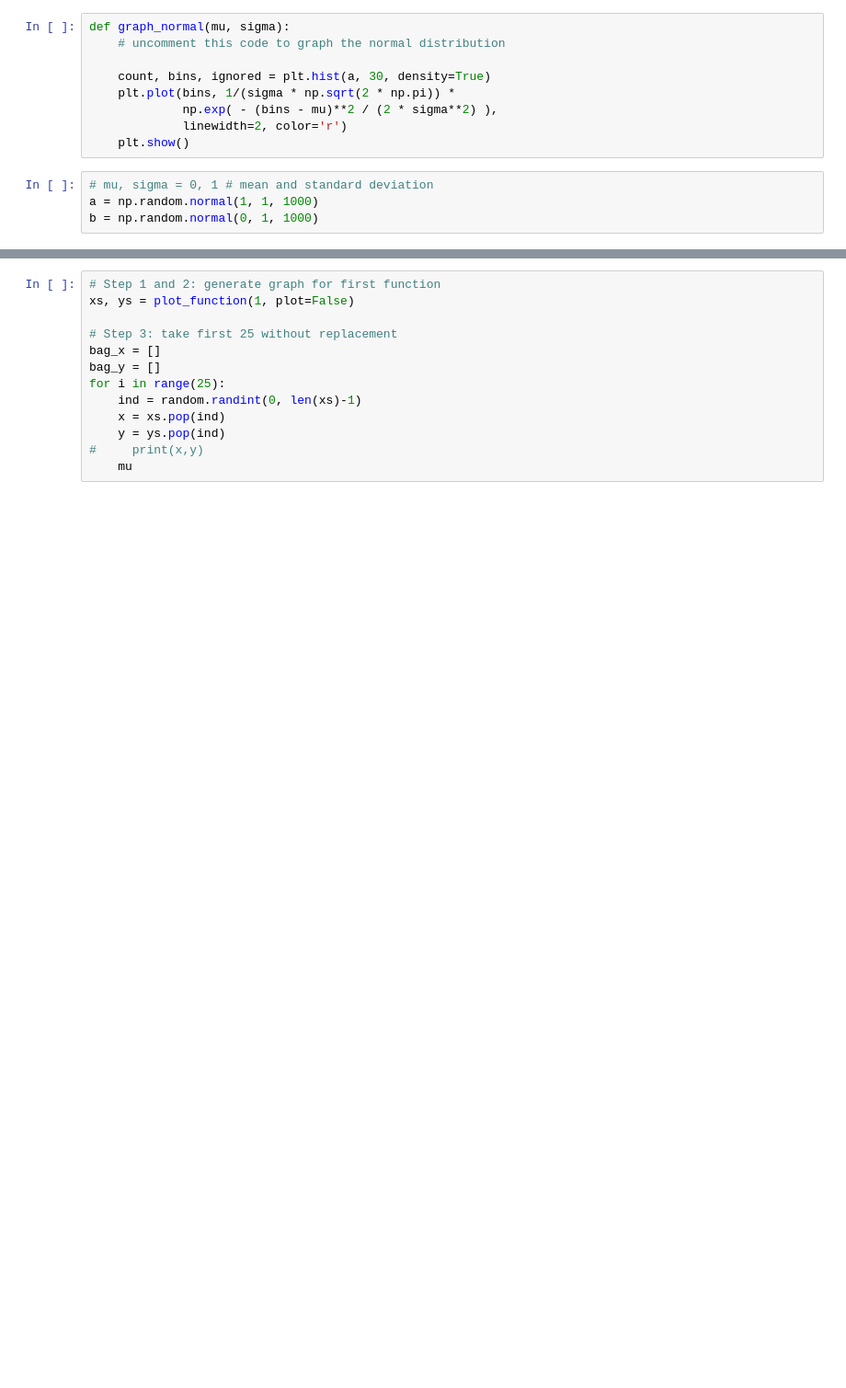
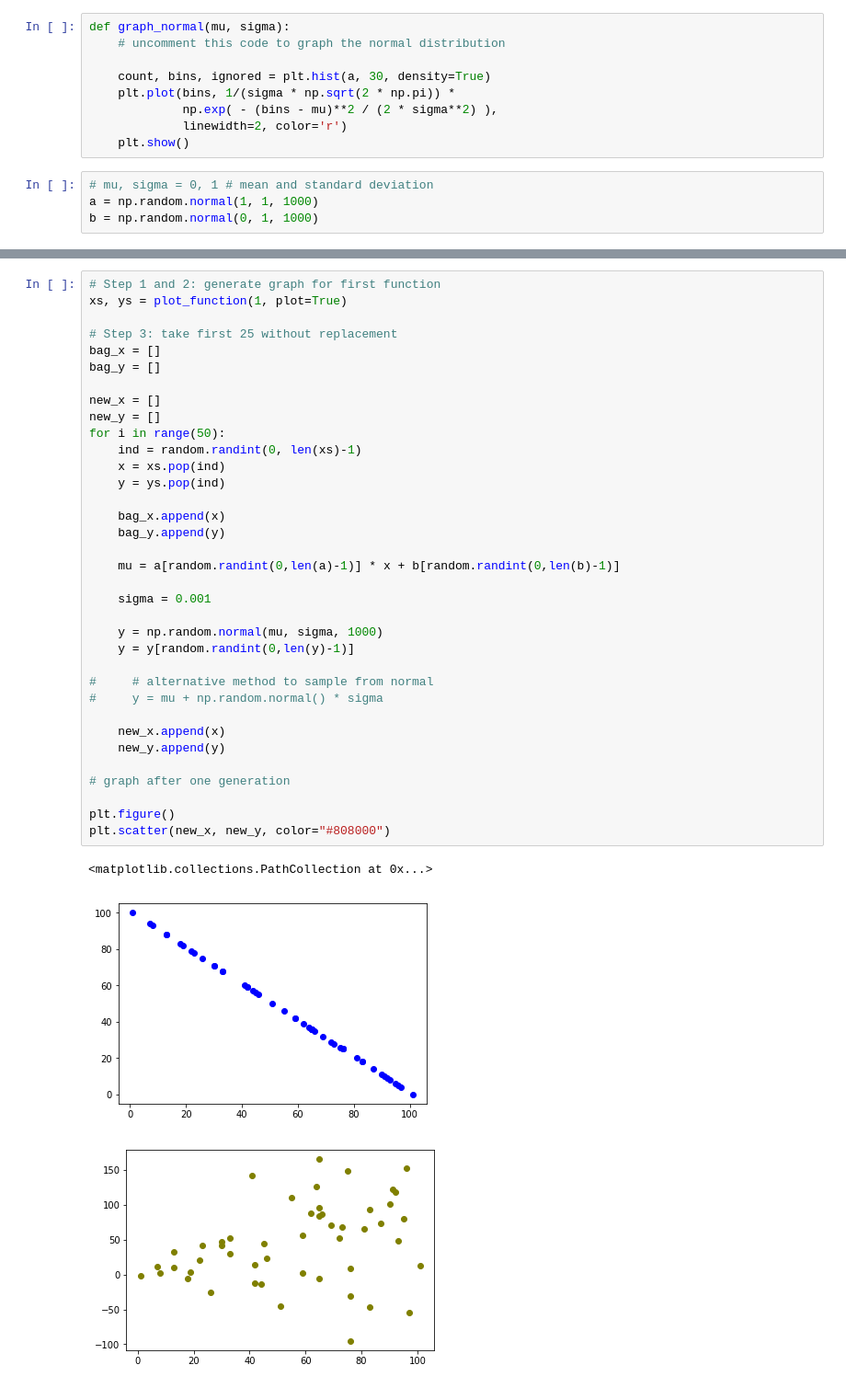
Before and after one commit to pkarnati2004/6.804-Final, a Jupyter notebook: model.ipynb, the cells around one changed output, grey strips where cells are left out. Shown: that part at 92% size. Cells and saved outputs as stored; diff of their text form; blank space fills up the shorter version.

```diff
--- a/model.ipynb
+++ b/model.ipynb
@@ -77,13 +77,39 @@ print(asum/25)
 # %%
 # Step 1 and 2: generate graph for first function
-xs, ys = plot_function(1, plot=False)
+xs, ys = plot_function(1, plot=True)
 
 # Step 3: take first 25 without replacement
 bag_x = []
 bag_y = []
-for i in range(25):
+
+new_x = []
+new_y = []
+for i in range(50):
     ind = random.randint(0, len(xs)-1)
     x = xs.pop(ind)
     y = ys.pop(ind)
-#     print(x,y)
-    mu
+
+    bag_x.append(x)
+    bag_y.append(y)
+
+    mu = a[random.randint(0,len(a)-1)] * x + b[random.randint(0,len(b)-1)]
+
+    sigma = 0.001
+
+    y = np.random.normal(mu, sigma, 1000)
+    y = y[random.randint(0,len(y)-1)]
+
+#     # alternative method to sample from normal
+#     y = mu + np.random.normal() * sigma
+
+    new_x.append(x)
+    new_y.append(y)
+
+# graph after one generation
+
+plt.figure()
+plt.scatter(new_x, new_y, color="#808000")
+# %% [output]
+<matplotlib.collections.PathCollection at 0x...>
+[figure, added]
+[figure, added]
```
Also changed, not shown: parts of 4 cells of this notebook.
